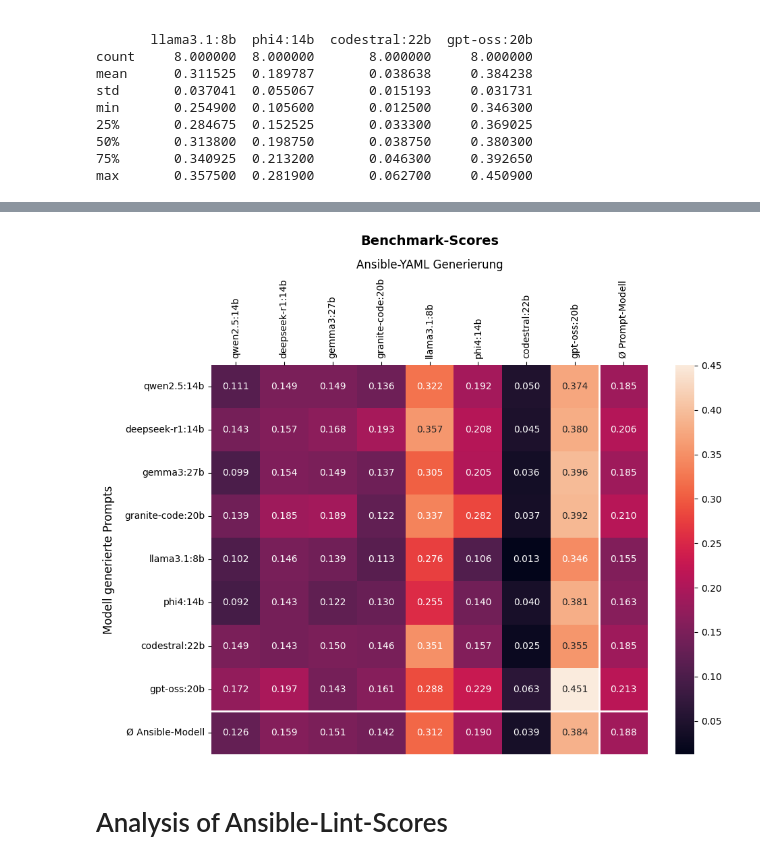
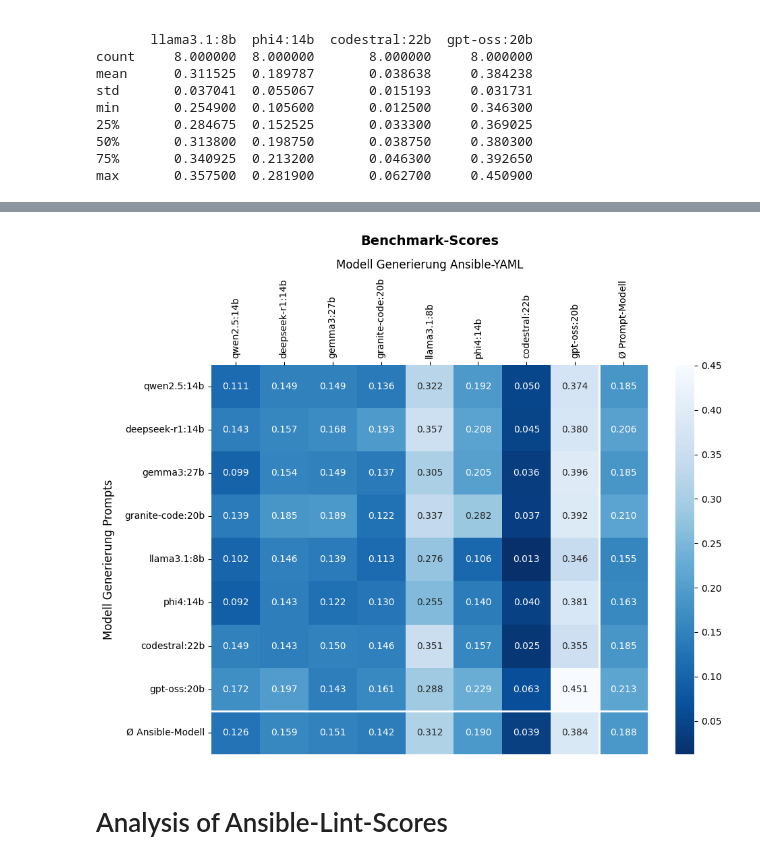
Before and after one commit to SimonGriang/ansible_bench, a Jupyter notebook: output/eda_benchmark100.ipynb, the cells around one changed output, grey strips where cells are left out. Cells and saved outputs as stored; diff of their text form; code cells hidden in the pictures.

```diff
--- a/output/eda_benchmark100.ipynb
+++ b/output/eda_benchmark100.ipynb
@@ -106,32 +113,34 @@ plt.show()
 # %%
 df_benchmark_scores_extended = df_benchmark_scores.copy()
 df_benchmark_scores_extended["Ø Prompt-Modell"] = df_benchmark_scores_extended.mean(axis=1)
 df_benchmark_scores_extended.loc["Ø Ansible-Modell"] = df_benchmark_scores_extended.mean(axis=0)
 
 plt.figure(figsize=(10, 8))
 ax = sns.heatmap(
     df_benchmark_scores_extended,
     annot=True,
     fmt=".3f",
+    cmap="Blues_r",
     cbar=True,
 )
 
 ax.set_title("Benchmark-Scores", fontsize=14, pad=15, weight='bold')
 ax.set_xlabel("Modell Generierung Ansible-YAML", fontsize=12, labelpad=10)
 ax.set_ylabel("Modell Generierung Prompts", fontsize=12, labelpad=10)
 
 ax.xaxis.set_label_position('top')
 ax.xaxis.tick_top()
 
 plt.xticks(rotation=90)
 n = len(df_benchmark_scores.columns)
 ax.axhline(n, color='white', lw=2)
 ax.axvline(n, color='white', lw=2)
 
 plt.tight_layout()
+plt.savefig("heatmap_benchmark_scores_extended.png", dpi=300, bbox_inches='tight')
 plt.show()
 # %% [output]
-[figure, old version]
+[figure, new version]
 # %% [markdown]
 # Analysis of Ansible-Lint-Scores
 # %%
```
Also changed, not shown: parts of 20 cells of this notebook, 14 other files.
